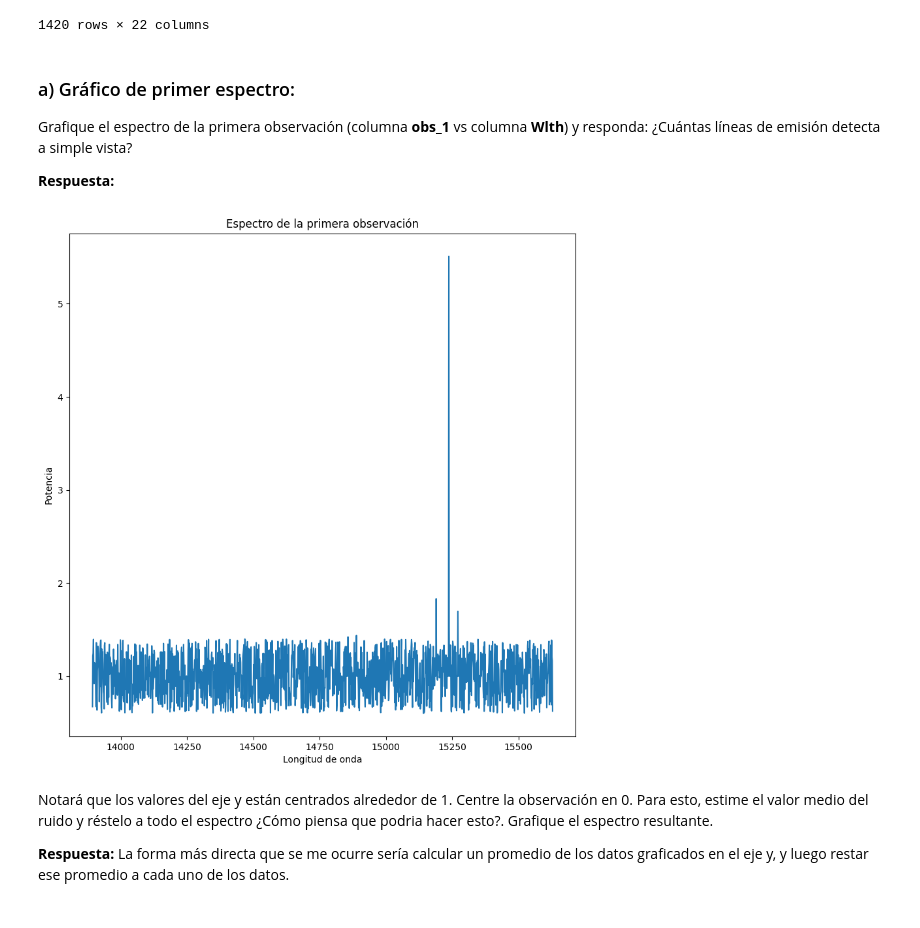
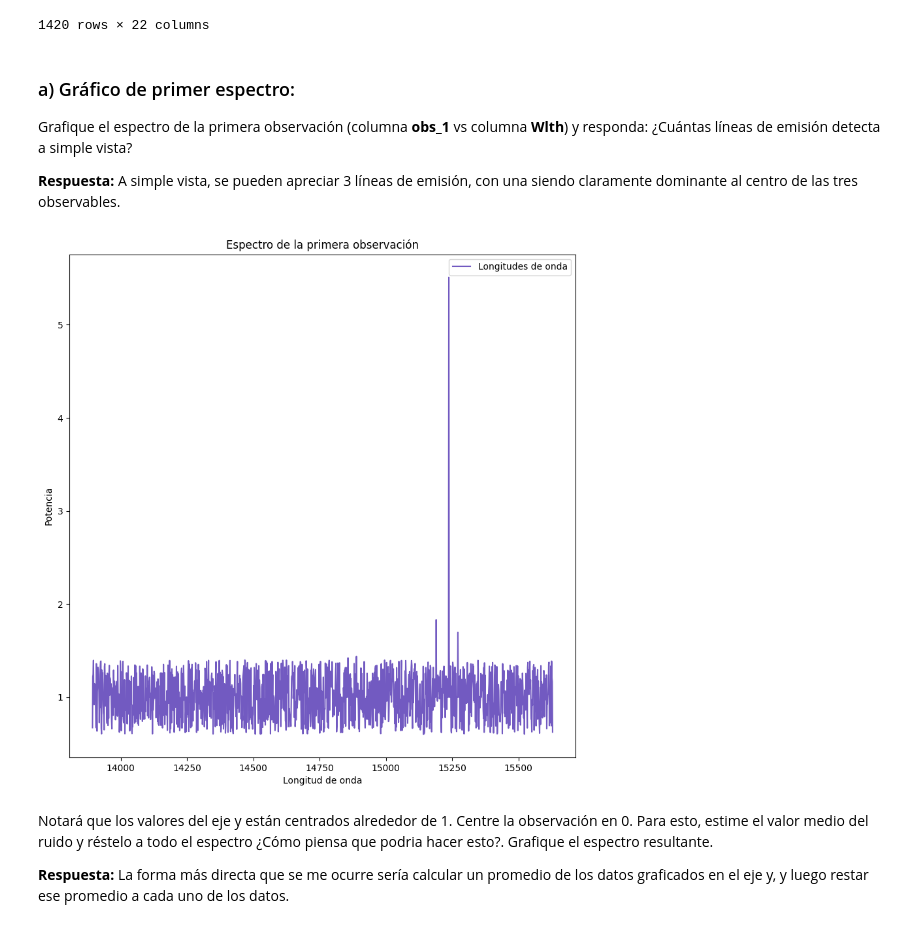
Before and after one commit to CrushinAngel/Tarea-2, a Jupyter notebook: Tarea2.ipynb, the cells around one changed output. Saved outputs shown, nothing was run; the diff lists cells and outputs as text; code cells hidden in the pictures.

```diff
--- a/Tarea2.ipynb
+++ b/Tarea2.ipynb
@@ -233,19 +242,20 @@ data
 ### a) Gráfico de primer espectro:
 Grafique el espectro de la primera observación (columna **obs_1** vs columna **Wlth**) y responda: ¿Cuántas líneas de emisión detecta a simple vista?
 
-**Respuesta:**
+**Respuesta:** A simple vista, se pueden apreciar 3 líneas de emisión, con una siendo claramente dominante al centro de las tres observables.
 # %%
 # Grafique aquí
 plt.figure(figsize=(10, 10))
 
-plt.plot(data['Wlth'], data['obs_1'])
+plt.plot(data['Wlth'], data['obs_1'], color = '#725AC1', label= 'Longitudes de onda')
 
+plt.legend()
 plt.xlabel('Longitud de onda')
 plt.ylabel('Potencia')
 plt.title('Espectro de la primera observación')
 plt.show()
 # %% [output]
-[figure, old version]
+[figure, new version]
 # %% [markdown]
 Notará que los valores del eje y están centrados alrededor de 1. Centre la observación en 0. Para esto, estime el valor medio del ruido y réstelo a todo el espectro ¿Cómo piensa que podria hacer esto?. Grafique el espectro resultante.
 
```
Also changed, not shown: parts of 21 cells of this notebook.
